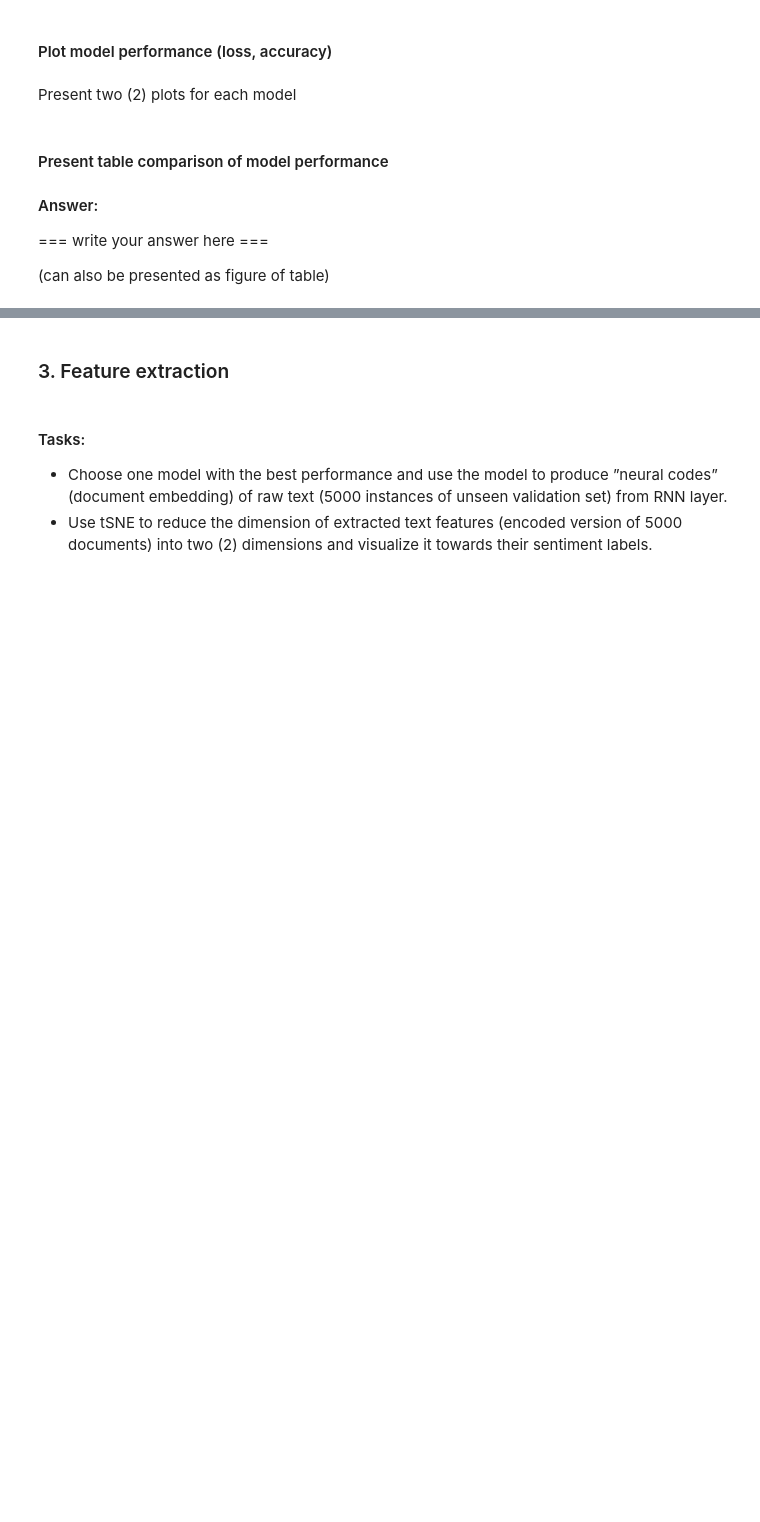
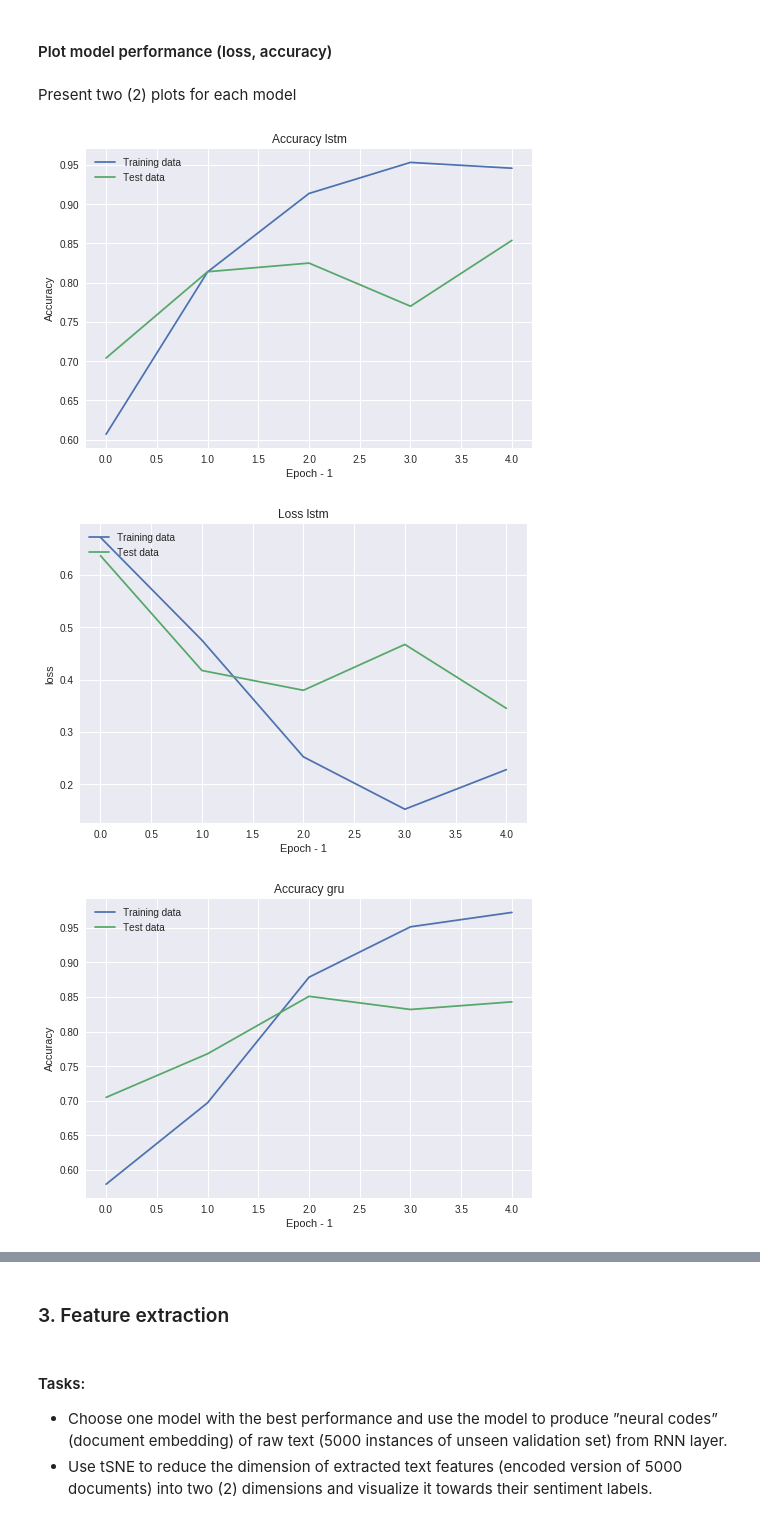
Before and after one commit to surajiyer/Recommender-Systems, a Jupyter notebook: assignment 3/Assignment-3.2.ipynb, the cells around one changed output, grey strips where cells are left out. Drawn from its saved outputs; the diff is of its cells as text; code cells hidden in the pictures; blank space fills up the shorter version.

```diff
--- a/assignment 3/Assignment-3.2.ipynb
+++ b/assignment 3/Assignment-3.2.ipynb
@@ -101,10 +281,10 @@ bigru_model.compile(loss='', optimizer='', metrics=['accuracy'])
 # %%
 # YOUR CODE HERE
 # add callback history during the training stage of the model
-lstm_model.fit(x_train, y_train, validation_data=(x_validation, y_validation), \
+lstm_history = lstm_model.fit(x_train, y_train, validation_data=(x_validation, y_validation), \
                epochs=num_epochs, batch_size=batch_size)
 # %%
 # YOUR CODE HERE
 # add callback history during the training stage of the model
-gru_model.fit(x_train, y_train, validation_data=(x_validation, y_validation), \
+gru_history = gru_model.fit(x_train, y_train, validation_data=(x_validation, y_validation), \
                epochs=num_epochs, batch_size=batch_size)
@@ -111,5 +302,6 @@ gru_model.fit(x_train, y_train, validation_data=(x_validation, y_validation), \
 # %%
 # YOUR CODE HERE
 # add callback history during the training stage of the model
-bilstm_model.fit(x_train, y_train, validation_data=(x_validation, y_validation), \
-               epochs=num_epochs, batch_size=batch_size)
+bilstm_history = bilstm_model.fit(x_train, y_train,
+                                  validation_data=(x_validation, y_validation),
+                                  epochs=num_epochs, batch_size=batch_size)
@@ -116,5 +319,6 @@ bilstm_model.fit(x_train, y_train, validation_data=(x_validation, y_validation),
 # %%
 # YOUR CODE HERE
 # add callback history during the training stage of the model
-bigru_model.fit(x_train, y_train, validation_data=(x_validation, y_validation), \
-               epochs=num_epochs, batch_size=batch_size)
+bigru_history = bigru_model.fit(x_train, y_train,
+                                validation_data=(x_validation, y_validation),
+                                epochs=num_epochs, batch_size=batch_size)
@@ -149,8 +368,27 @@ Present two (2) plots for each model
-# %% [markdown]
-#### Present table comparison of model performance
-
-#### Answer:
-
-=== write your answer here ===
-
-(can also be presented as figure of table)
+# %%
+# YOUR CODE HERE
+import matplotlib.pyplot as plt
+
+histories = [lstm_history, gru_history, bilstm_history, bigru_history]
+titles = ['lstm', 'gru', 'bilstm', 'bigru']
+
+for i, history in enumerate(histories):
+  plt.plot(history.history['acc'])
+  plt.plot(history.history['val_acc'])
+  plt.title('Accuracy ' + titles[i])
+  plt.ylabel('Accuracy')
+  plt.xlabel('Epoch - 1')
+  plt.legend(['Training data', 'Test data'], loc='upper left')
+  plt.show()
+
+  plt.plot(history.history['loss'])
+  plt.plot(history.history['val_loss'])
+  plt.title('Loss '  + titles[i])
+  plt.ylabel('loss')
+  plt.xlabel('Epoch - 1')
+  plt.legend(['Training data', 'Test data'], loc='upper left')
+  plt.show()
+# %% [output]
+[figure, added]
+[figure, added]
+[figure, added]
```
Also changed, not shown: parts of 43 cells of this notebook, 6 other files.
